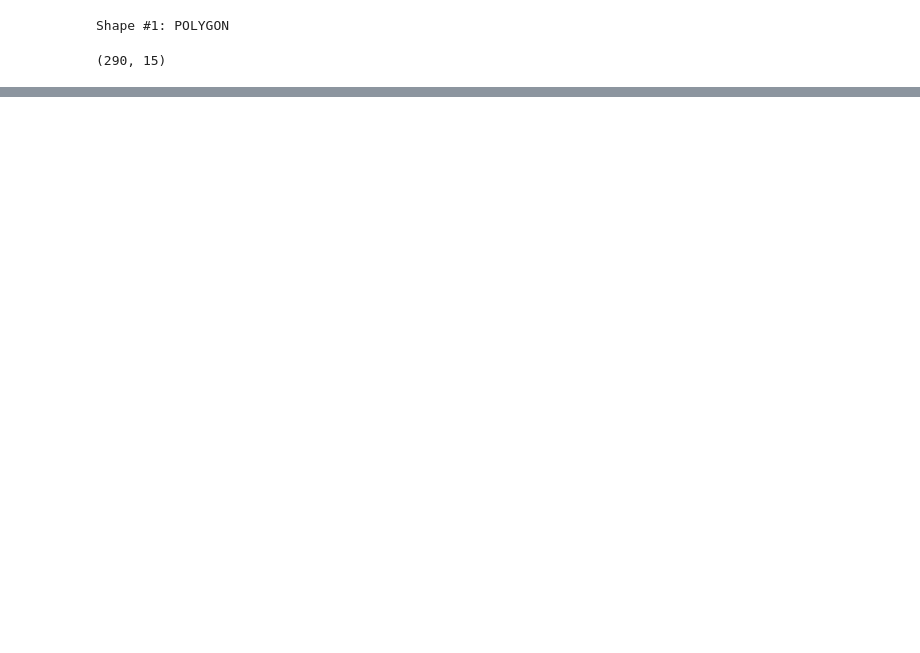
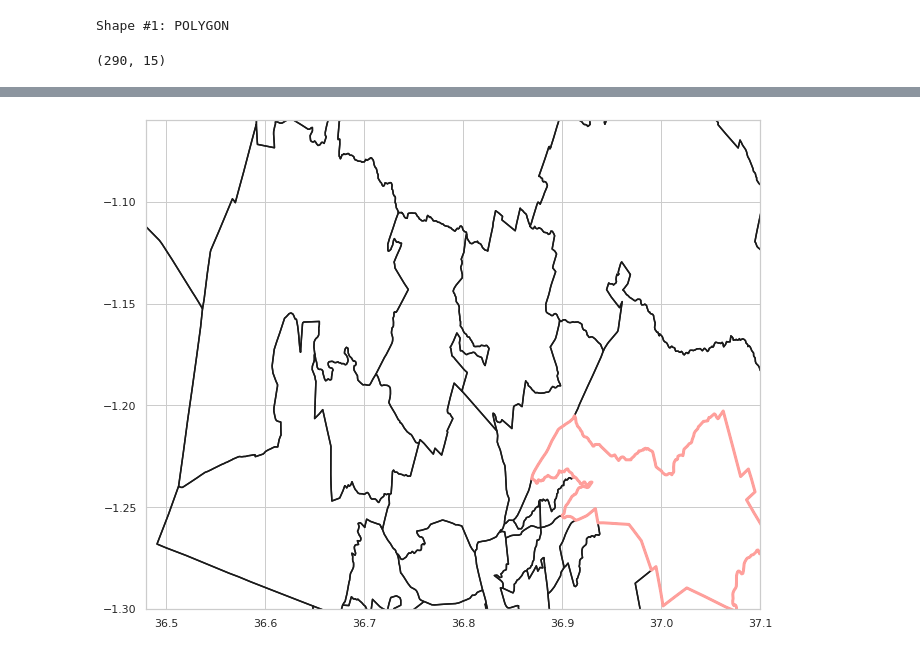
Before and after one commit to mghendi/ABW-Academy, a Jupyter notebook: Practitioners Course/Cohort1_2022/Projects/Samuel Mwamburi Mghendi/abw_data_wrangling_script.ipynb, the cells around one changed output, grey strips where cells are left out. Saved outputs shown, nothing was run; the diff lists cells and outputs as text; code cells hidden in the pictures; blank space fills up the shorter version.

```diff
--- a/Practitioners Course/Cohort1_2022/Projects/Samuel Mwamburi Mghendi/abw_data_wrangling_script.ipynb
+++ b/Practitioners Course/Cohort1_2022/Projects/Samuel Mwamburi Mghendi/abw_data_wrangling_script.ipynb
@@ -87,0 +155,25 @@ def plot_shape(id, s=None):
+# %%
+# MatPlotLib function for plotting a shape over a complete map
+
+def plot_map2(id, sf, x_lim = None, y_lim = None, figsize=(11,9)):
+    '''
+    Plot map with lim coordinates
+    '''
+
+    plt.figure(figsize = figsize)
+    for shape in sf.shapeRecords():
+        x = [i[0] for i in shape.shape.points[:]]
+        y = [i[1] for i in shape.shape.points[:]]
+        plt.plot(x, y, 'k')
+
+    shape_ex = sf.shape(id)
+    x_lon = np.zeros((len(shape_ex.points),1))
+    y_lat = np.zeros((len(shape_ex.points),1))
+    for ip in range(len(shape_ex.points)):
+        x_lon[ip] = shape_ex.points[ip][0]
+        y_lat[ip] = shape_ex.points[ip][1]
+    plt.plot(x_lon,y_lat, 'r', linewidth=3)
+
+    if (x_lim != None) & (y_lim != None):
+        plt.xlim(x_lim)
+        plt.ylim(y_lim)
@@ -87,0 +225,6 @@ def plot_shape(id, s=None):
+# %%
+# Highlighting Kasarani on the map of Nairobi
+
+plot_map2(89, sf, x_lim, y_lim)
+# %% [output]
+[figure, added]
```
Also changed, not shown: parts of 17 cells of this notebook.
